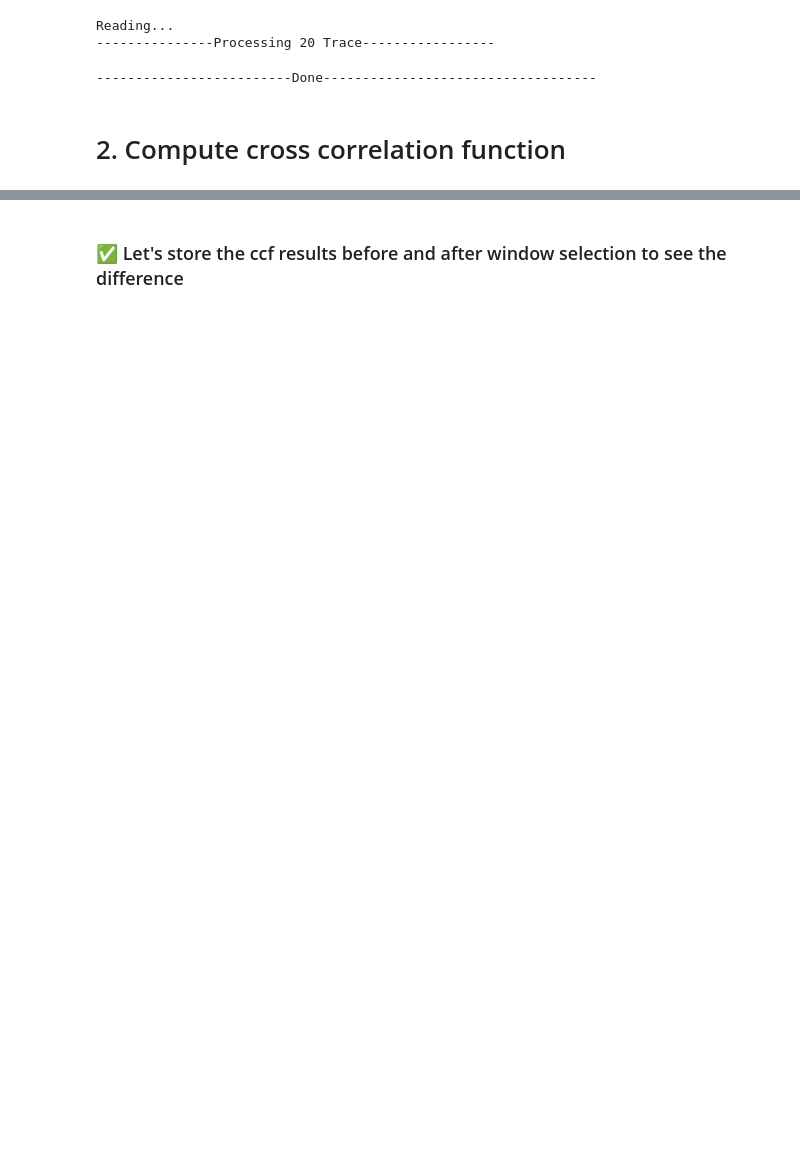
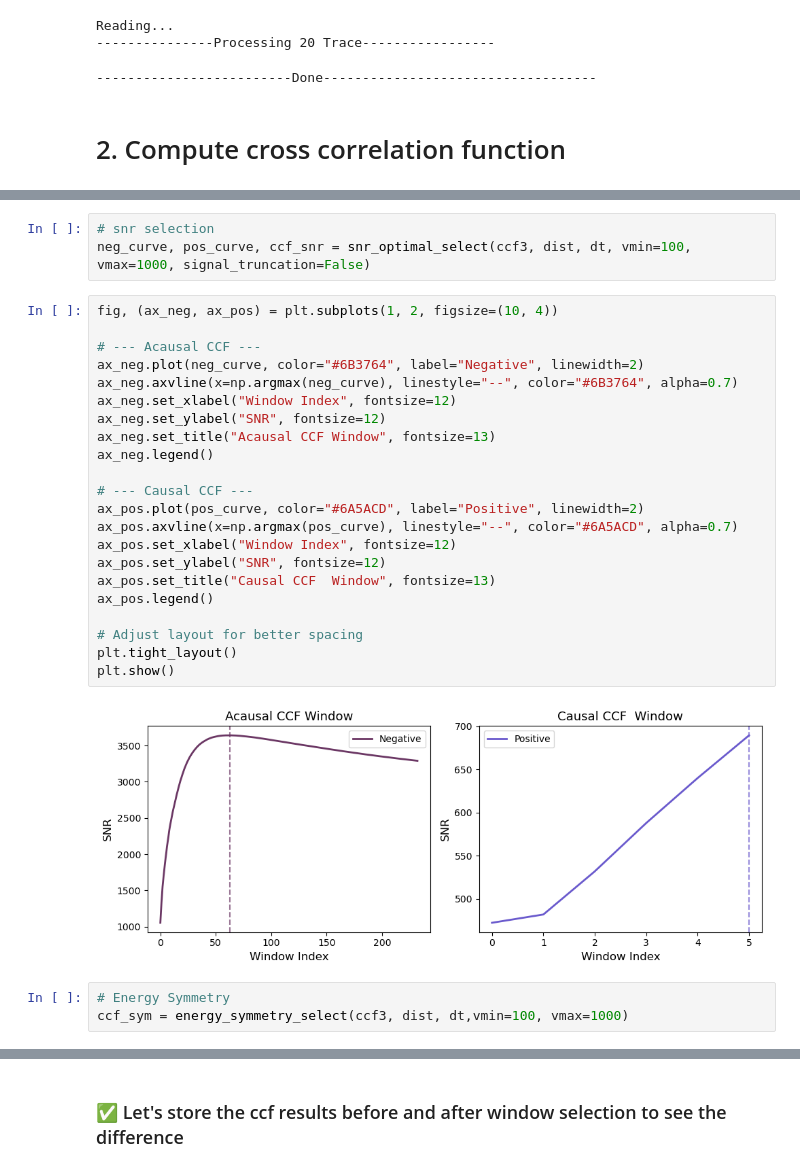
Before and after one commit to VianWan/noiseba, a Jupyter notebook: examples/mian.ipynb, the cells around one changed output, grey strips where cells are left out. Saved outputs shown, nothing was run; the diff lists cells and outputs as text; blank space fills up the shorter version.

Commit message:
Significantly adjust

```diff
--- a/examples/mian.ipynb
+++ b/examples/mian.ipynb
@@ -117,0 +119,30 @@ plot_ccf(ccf_symmetry_select, ccf_distance, dt, 0.5, vmin, vmax)
+# %%
+# snr selection
+neg_curve, pos_curve, ccf_snr = snr_optimal_select(ccf3, dist, dt, vmin=100, vmax=1000, signal_truncation=False)
+# %%
+fig, (ax_neg, ax_pos) = plt.subplots(1, 2, figsize=(10, 4))
+
+# --- Acausal CCF ---
+ax_neg.plot(neg_curve, color="#6B3764", label="Negative", linewidth=2)
+ax_neg.axvline(x=np.argmax(neg_curve), linestyle="--", color="#6B3764", alpha=0.7)
+ax_neg.set_xlabel("Window Index", fontsize=12)
+ax_neg.set_ylabel("SNR", fontsize=12)
+ax_neg.set_title("Acausal CCF Window", fontsize=13)
+ax_neg.legend()
+
+# --- Causal CCF ---
+ax_pos.plot(pos_curve, color="#6A5ACD", label="Positive", linewidth=2)
+ax_pos.axvline(x=np.argmax(pos_curve), linestyle="--", color="#6A5ACD", alpha=0.7)
+ax_pos.set_xlabel("Window Index", fontsize=12)
+ax_pos.set_ylabel("SNR", fontsize=12)
+ax_pos.set_title("Causal CCF  Window", fontsize=13)
+ax_pos.legend()
+
+# Adjust layout for better spacing
+plt.tight_layout()
+plt.show()
+# %% [output]
+[figure, added]
+# %%
+# Energy Symmetry
+ccf_sym = energy_symmetry_select(ccf3, dist, dt,vmin=100, vmax=1000)
```
Also changed, not shown: parts of 23 cells of this notebook, 39 other files.
